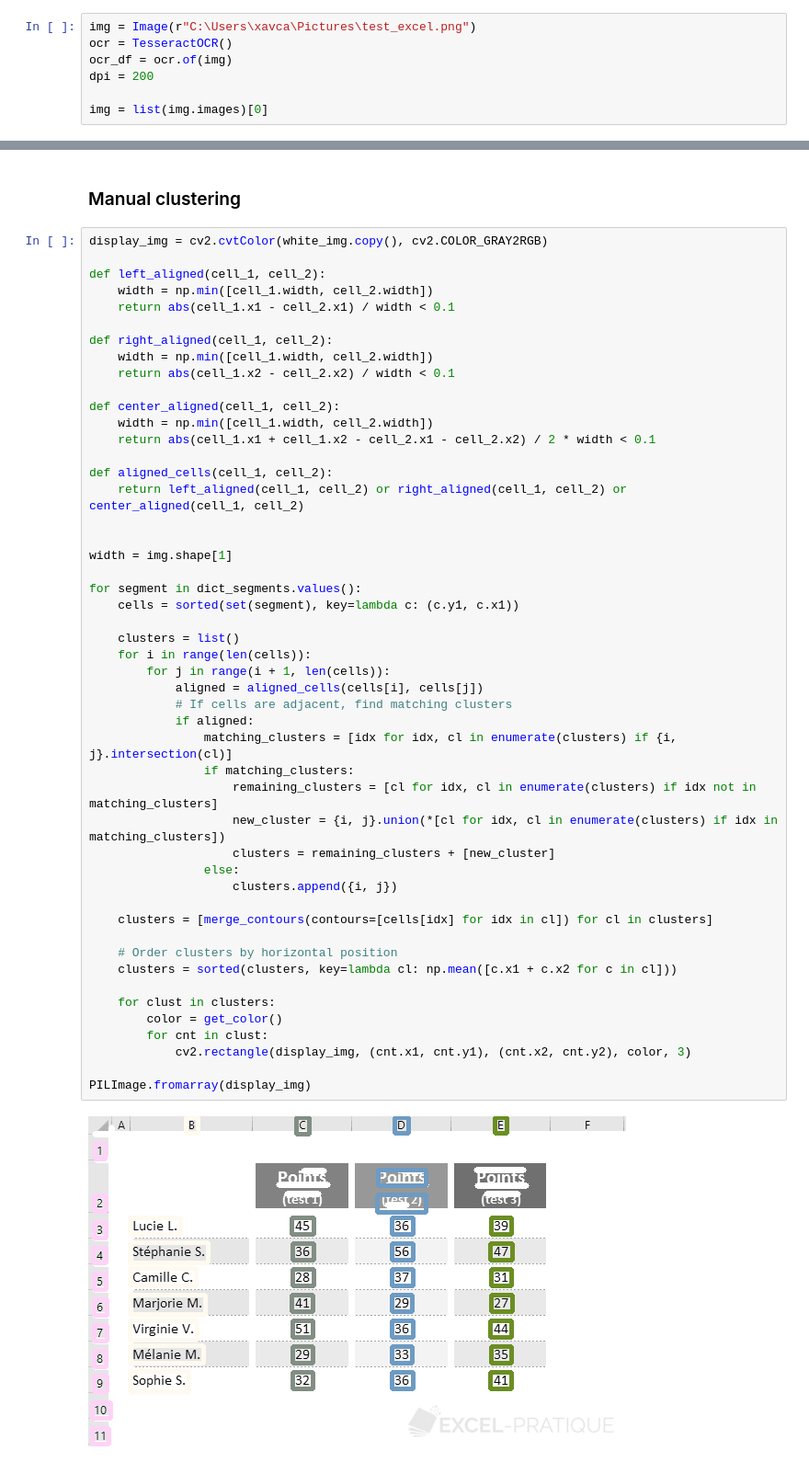
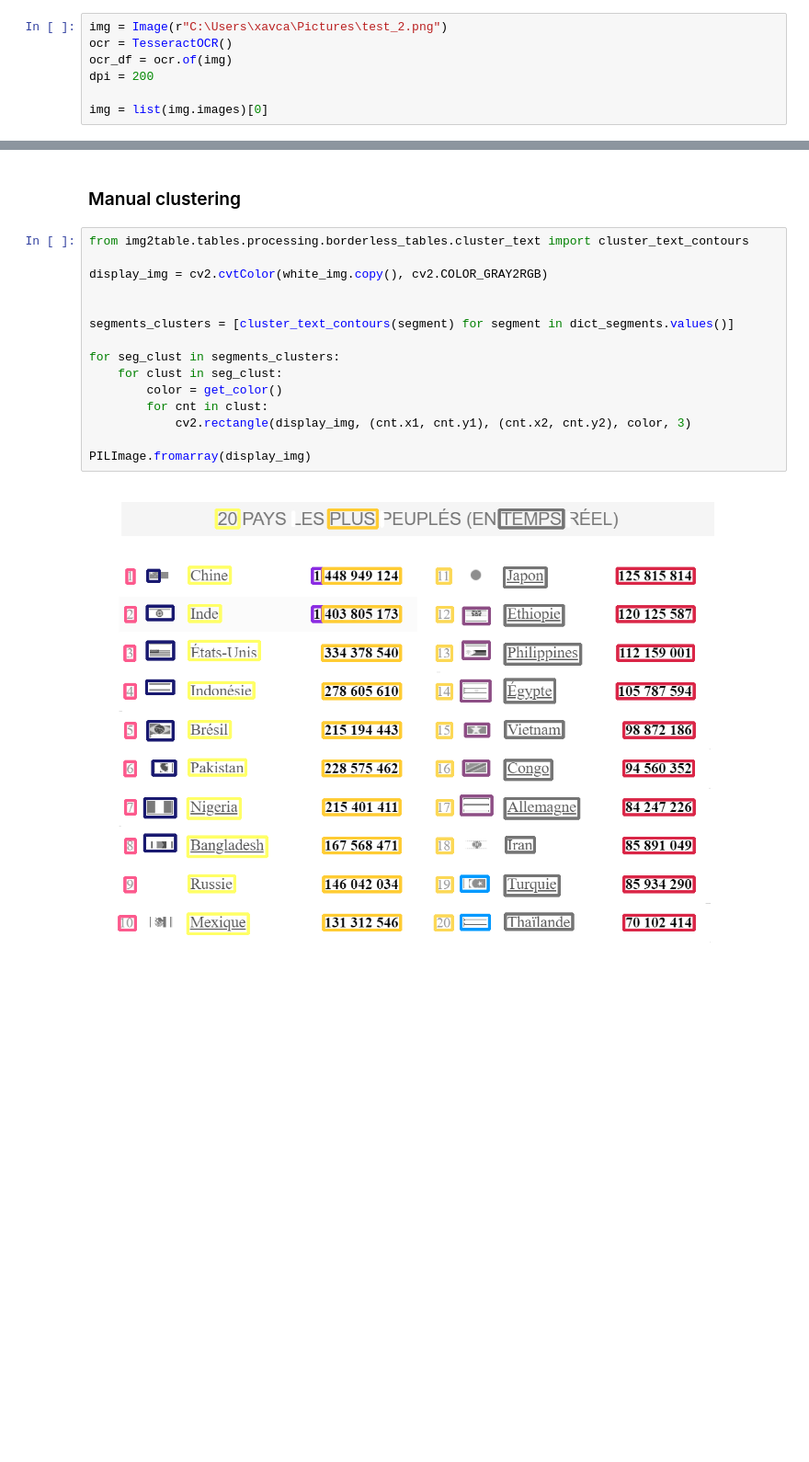
Before and after one commit to xavctn/img2table, a Jupyter notebook: examples/Borderless tables.ipynb, the cells around one changed output, grey strips where cells are left out. Shown at 92% size. Cells and saved outputs as stored; diff of their text form; blank space fills up the shorter version.

Commit message:
Update test for Borderless tables

```diff
--- a/examples/Borderless tables.ipynb
+++ b/examples/Borderless tables.ipynb
@@ -18,7 +18,7 @@ def get_color():
 # %% [markdown]
 ### Loading image
 # %%
-img = Image(r"C:\Users\xavca\Pictures\test_excel.png")
+img = Image(r"C:\Users\xavca\Pictures\test_2.png")
 ocr = TesseractOCR()
 ocr_df = ocr.of(img)
 dpi = 200
@@ -114,54 +114,20 @@ for cnt in text_contours:
 # %% [markdown]
 ### Manual clustering
 # %%
+from img2table.tables.processing.borderless_tables.cluster_text import cluster_text_contours
+
 display_img = cv2.cvtColor(white_img.copy(), cv2.COLOR_GRAY2RGB)
 
-def left_aligned(cell_1, cell_2):
-    width = np.min([cell_1.width, cell_2.width])
-    return abs(cell_1.x1 - cell_2.x1) / width < 0.1
 
-def right_aligned(cell_1, cell_2):
-    width = np.min([cell_1.width, cell_2.width])
-    return abs(cell_1.x2 - cell_2.x2) / width < 0.1
+segments_clusters = [cluster_text_contours(segment) for segment in dict_segments.values()]
 
-def center_aligned(cell_1, cell_2):
-    width = np.min([cell_1.width, cell_2.width])
-    return abs(cell_1.x1 + cell_1.x2 - cell_2.x1 - cell_2.x2) / 2 * width < 0.1
-
-def aligned_cells(cell_1, cell_2):
-    return left_aligned(cell_1, cell_2) or right_aligned(cell_1, cell_2) or center_aligned(cell_1, cell_2)
-
-
-width = img.shape[1]
-
-for segment in dict_segments.values():
-    cells = sorted(set(segment), key=lambda c: (c.y1, c.x1))
-
-    clusters = list()
-    for i in range(len(cells)):
-        for j in range(i + 1, len(cells)):
-            aligned = aligned_cells(cells[i], cells[j])
-            # If cells are adjacent, find matching clusters
-            if aligned:
-                matching_clusters = [idx for idx, cl in enumerate(clusters) if {i, j}.intersection(cl)]
-                if matching_clusters:
-                    remaining_clusters = [cl for idx, cl in enumerate(clusters) if idx not in matching_clusters]
-                    new_cluster = {i, j}.union(*[cl for idx, cl in enumerate(clusters) if idx in matching_clusters])
-                    clusters = remaining_clusters + [new_cluster]
-                else:
-                    clusters.append({i, j})
-
-    clusters = [merge_contours(contours=[cells[idx] for idx in cl]) for cl in clusters]
-
-    # Order clusters by horizontal position
-    clusters = sorted(clusters, key=lambda cl: np.mean([c.x1 + c.x2 for c in cl]))
-
-    for clust in clusters:
+for seg_clust in segments_clusters:
+    for clust in seg_clust:
         color = get_color()
         for cnt in clust:
             cv2.rectangle(display_img, (cnt.x1, cnt.y1), (cnt.x2, cnt.y2), color, 3)
 
 PILImage.fromarray(display_img)
 # %% [output]
-[figure, old version]
+[figure, new version]
 # %%
```
Also changed, not shown: parts of 4 cells of this notebook, 1 other file.
